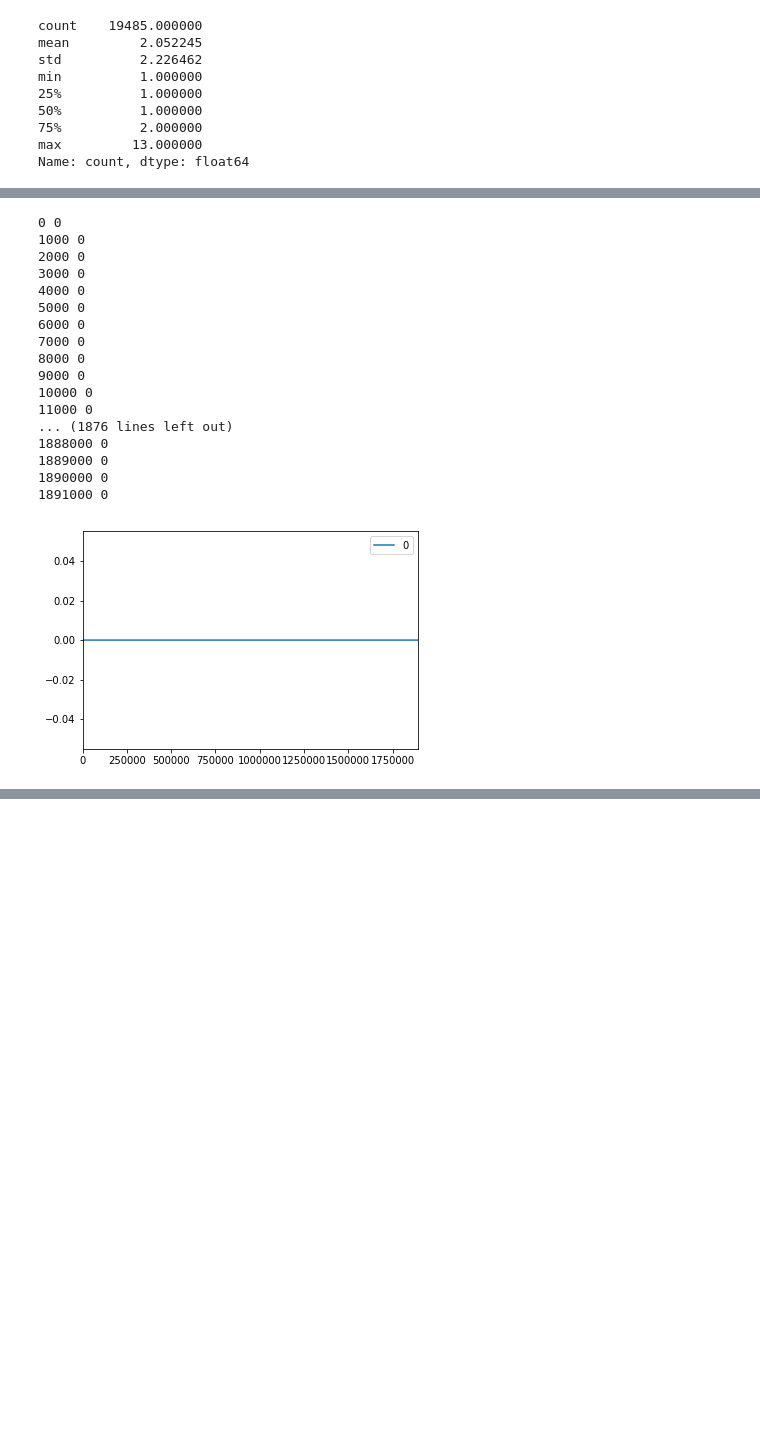
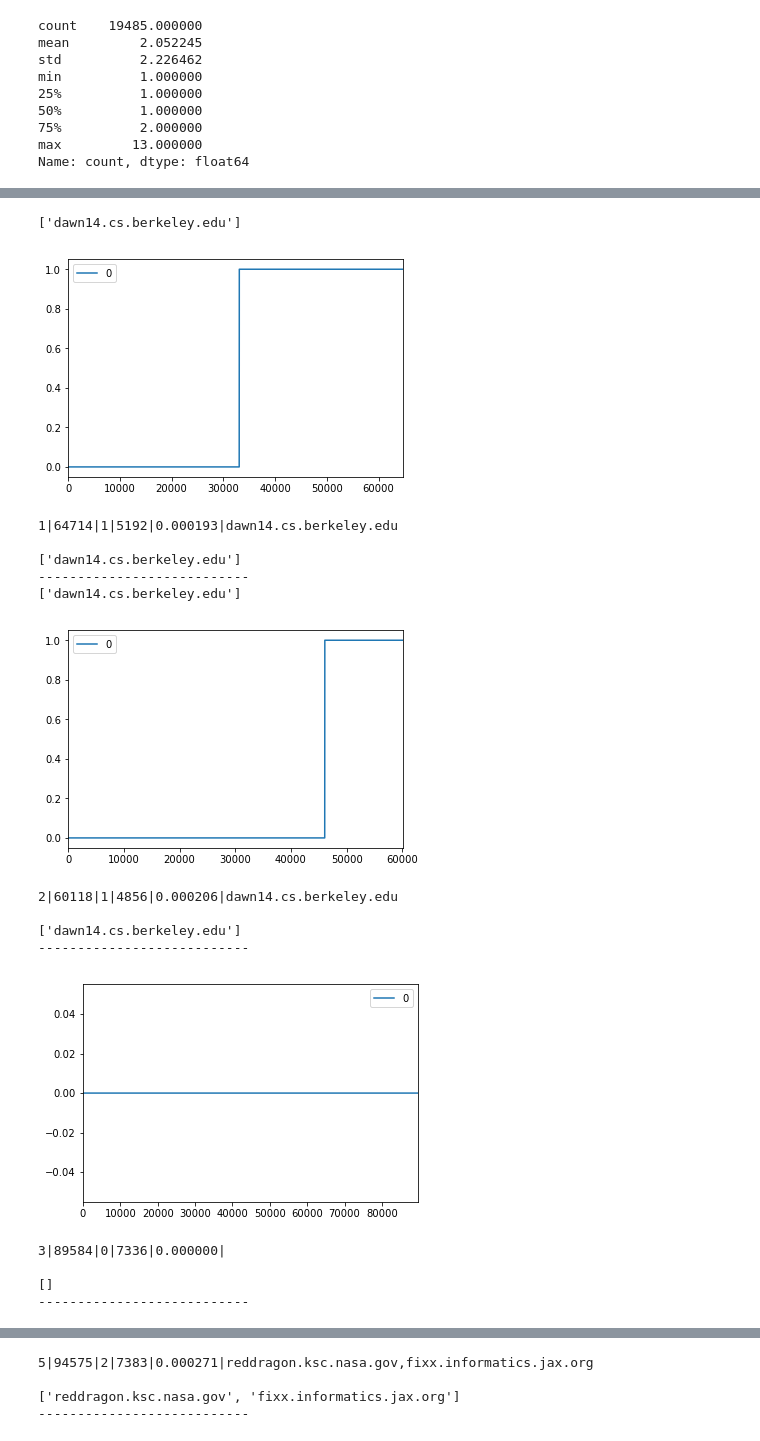
Before and after one commit to diemori/anti-crawler, a Jupyter notebook: 20_Experiments/Exmperiment_20180213.ipynb, the cells around one changed output, grey strips where cells are left out. Drawn from its saved outputs; the diff is of its cells as text; code cells hidden in the pictures; blank space fills up the shorter version.

```diff
--- a/20_Experiments/Exmperiment_20180213.ipynb
+++ b/20_Experiments/Exmperiment_20180213.ipynb
@@ -169,21 +171,37 @@ df_traffic = a.df[['IP', 'URI']]
-# %%
-banned = simulate_real(df_traffic, td3, 5)
-# %% [output]
-0 0
-1000 0
-2000 0
-3000 0
-4000 0
-5000 0
-6000 0
-7000 0
-8000 0
-9000 0
-10000 0
-11000 0
-... (1876 lines left out)
-1888000 0
-1889000 0
-1890000 0
-1891000 0
-[figure, removed]
+# %%
+# df_traffic = a.df[a.df['day'] > 14][['IP', 'URI']]
+gr_traffic = a.df.groupby('day')
+# %%
+# print(df_traffic.shape)
+# banned = simulate_real(df_traffic, td3, 30)
+with open("day_traffic_fp.csv", 'w', encoding='utf-8') as fo:
+    fo.write("DAY|NUM_TRFC|NUM_IP|NUM_BANNED|FP_RATE\n")
+    for day, df_trf in gr_traffic:
+        banned = simulate_real(df_trf, td3, 30)
+        num_banned = len(banned)
+        num_traffic = df_trf.shape[0]
+#         print(df_trf.columns)
+        day_ip = df_trf['IP'].nunique()
+        wline = "%d|%d|%d|%d|%f|%s\n" % (day, num_traffic, num_banned, day_ip, (num_banned / day_ip), ",".join(banned))
+        print(wline)
+        fo.write(wline)
+        print(banned)
+        print("---------------------------")
+# %% [output]
+['dawn14.cs.berkeley.edu']
+[figure, added]
+1|64714|1|5192|0.000193|dawn14.cs.berkeley.edu
+
+['dawn14.cs.berkeley.edu']
+---------------------------
+['dawn14.cs.berkeley.edu']
+[figure, added]
+2|60118|1|4856|0.000206|dawn14.cs.berkeley.edu
+
+['dawn14.cs.berkeley.edu']
+---------------------------
+[figure, added]
+3|89584|0|7336|0.000000|
+
+[]
+---------------------------
@@ -189,0 +216,4 @@ banned = simulate_real(df_traffic, td3, 5)
+5|94575|2|7383|0.000271|reddragon.ksc.nasa.gov,fixx.informatics.jax.org
+
+['reddragon.ksc.nasa.gov', 'fixx.informatics.jax.org']
+---------------------------
```
Also changed, not shown: parts of 10 cells of this notebook, 1 other file.
